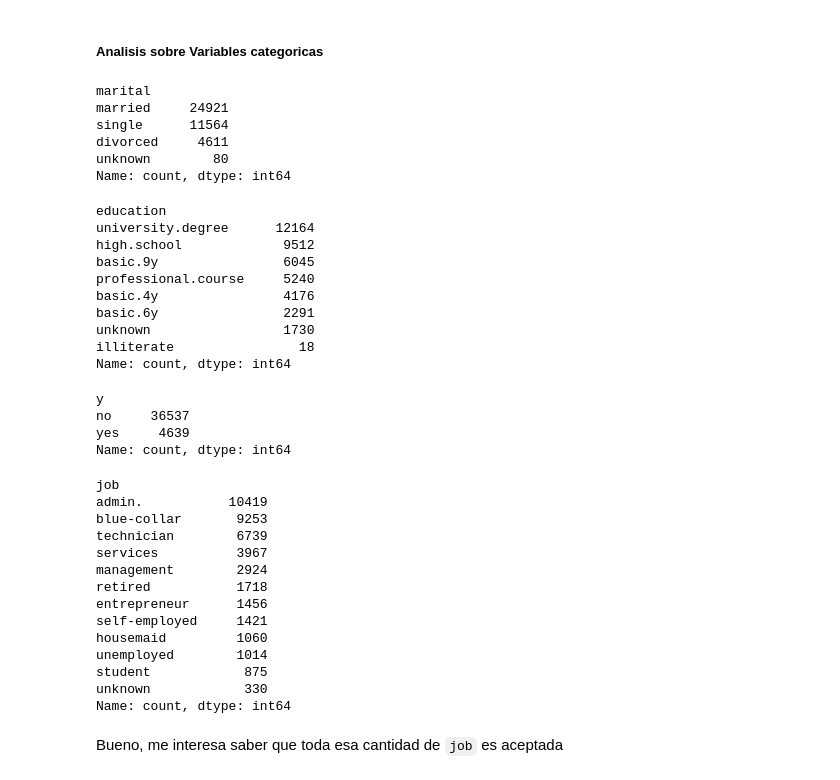
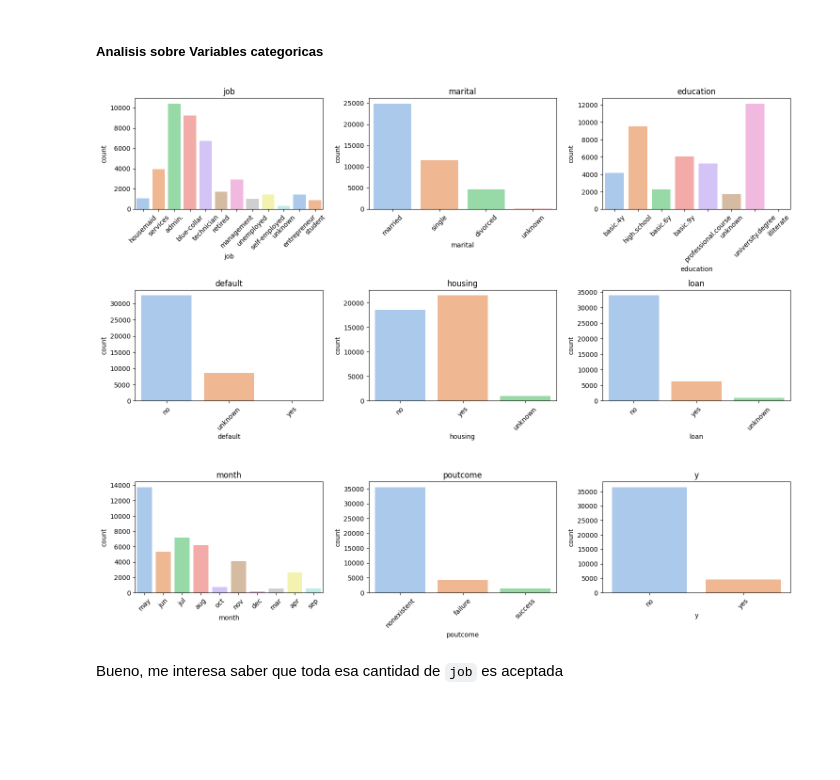
Before and after one commit to 4GeeksAcademy/Jese-David-Proyecto-Regresion-Logistica, a Jupyter notebook: src/explore.ipynb, the cells around one changed output. Saved outputs shown, nothing was run; the diff lists cells and outputs as text; code cells hidden in the pictures; blank space fills up the shorter version.

```diff
--- a/src/explore.ipynb
+++ b/src/explore.ipynb
@@ -156,52 +165,10 @@ plt.show()
 Las demas variables son valores economicos, que me indican distintos periodos economicos, hay una concentracion baja.
 # %% [markdown]
 ##### Analisis sobre Variables categoricas
-# %%
-df.marital.value_counts()
-# %% [output]
-marital
-married     24921
-single      11564
-divorced     4611
-unknown        80
-Name: count, dtype: int64
-# %%
-df.education.value_counts()
-# %% [output]
-education
-university.degree      12164
-high.school             9512
-basic.9y                6045
-professional.course     5240
-basic.4y                4176
-basic.6y                2291
-unknown                 1730
-illiterate                18
-Name: count, dtype: int64
-# %%
-df.y.value_counts()
-# %% [output]
-y
-no     36537
-yes     4639
-Name: count, dtype: int64
-# %%
-df.job.value_counts()
-# %% [output]
-job
-admin.           10419
-blue-collar       9253
-technician        6739
-services          3967
-management        2924
-retired           1718
-entrepreneur      1456
-self-employed     1421
-housemaid         1060
-unemployed        1014
-student            875
-unknown            330
-Name: count, dtype: int64
+# %%
+eda.plot_categorics_hist(df)
+# %% [output]
+[figure, added]
 # %% [markdown]
 Bueno, me interesa saber que toda esa cantidad de `job` es aceptada
 # %%
```
Also changed, not shown: parts of 24 cells of this notebook, 1 other file.
